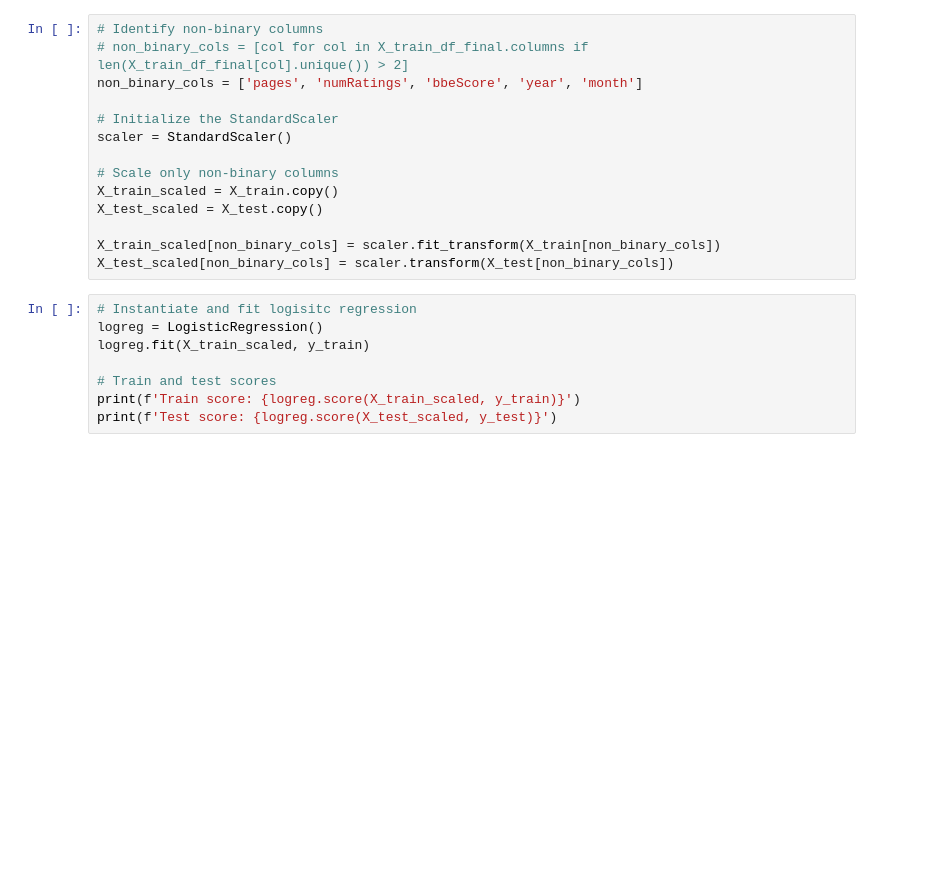
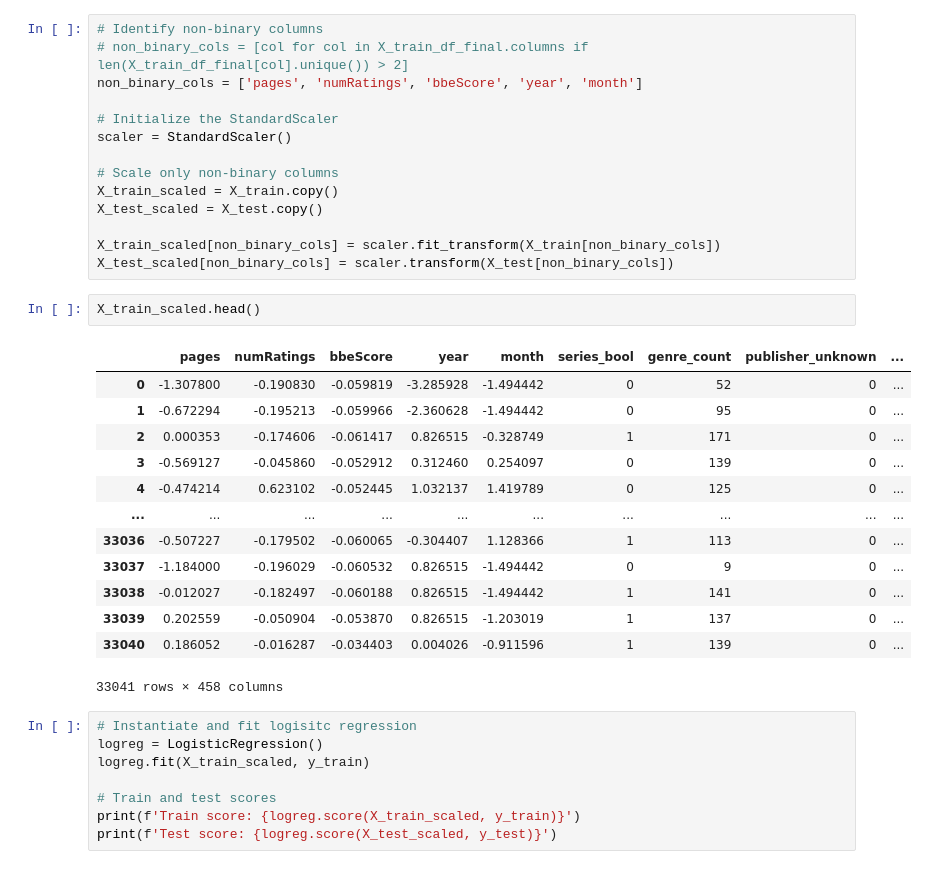
Before and after one commit to quincbirker/Capstone_Project, a Jupyter notebook: Notebooks/Advanced_Modeling_Final.ipynb, the cells around one changed output. Drawn from its saved outputs; the diff is of its cells as text; blank space fills up the shorter version.

```diff
--- a/Notebooks/Advanced_Modeling_Final.ipynb
+++ b/Notebooks/Advanced_Modeling_Final.ipynb
@@ -140,6 +200,22 @@ X_test_scaled = X_test.copy()
 
 X_train_scaled[non_binary_cols] = scaler.fit_transform(X_train[non_binary_cols])
 X_test_scaled[non_binary_cols] = scaler.transform(X_test[non_binary_cols])
+# %%
+X_train_scaled.head()
+# %% [output]
+|  | pages | numRatings | bbeScore | year | month | series_bool | genre_count | publisher_unknown | ... |
+| 0 | -1.307800 | -0.190830 | -0.059819 | -3.285928 | -1.494442 | 0 | 52 | 0 | ... |
+| 1 | -0.672294 | -0.195213 | -0.059966 | -2.360628 | -1.494442 | 0 | 95 | 0 | ... |
+| 2 | 0.000353 | -0.174606 | -0.061417 | 0.826515 | -0.328749 | 1 | 171 | 0 | ... |
+| 3 | -0.569127 | -0.045860 | -0.052912 | 0.312460 | 0.254097 | 0 | 139 | 0 | ... |
+| 4 | -0.474214 | 0.623102 | -0.052445 | 1.032137 | 1.419789 | 0 | 125 | 0 | ... |
+| ... | ... | ... | ... | ... | ... | ... | ... | ... | ... |
+| 33036 | -0.507227 | -0.179502 | -0.060065 | -0.304407 | 1.128366 | 1 | 113 | 0 | ... |
+| 33037 | -1.184000 | -0.196029 | -0.060532 | 0.826515 | -1.494442 | 0 | 9 | 0 | ... |
+| 33038 | -0.012027 | -0.182497 | -0.060188 | 0.826515 | -1.494442 | 1 | 141 | 0 | ... |
+| 33039 | 0.202559 | -0.050904 | -0.053870 | 0.826515 | -1.203019 | 1 | 137 | 0 | ... |
+| 33040 | 0.186052 | -0.016287 | -0.034403 | 0.004026 | -0.911596 | 1 | 139 | 0 | ... |
+33041 rows × 458 columns
 # %%
 # Instantiate and fit logisitc regression
 logreg = LogisticRegression()
```
Also changed, not shown: parts of 24 cells of this notebook, 4 other files.
